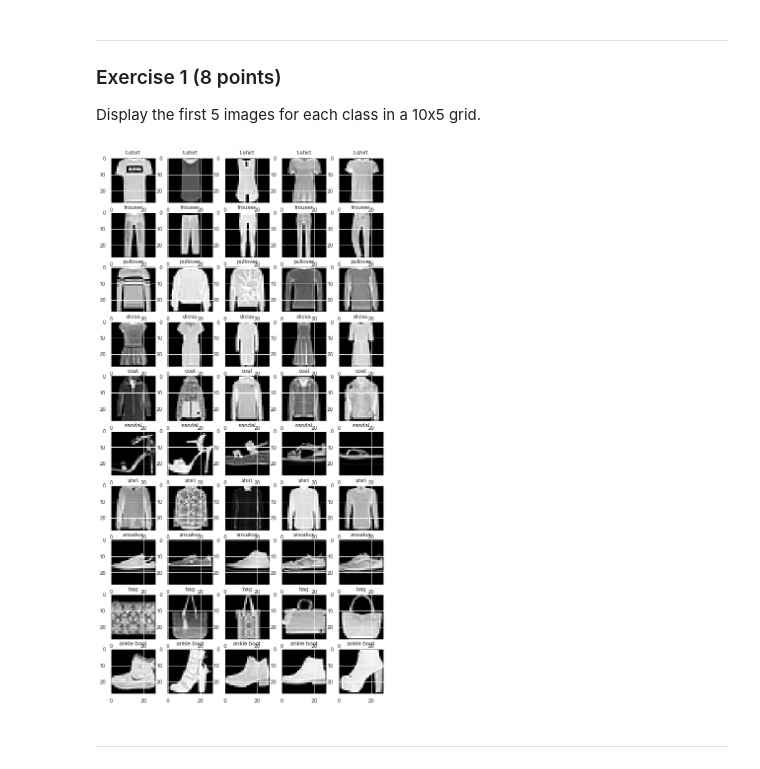
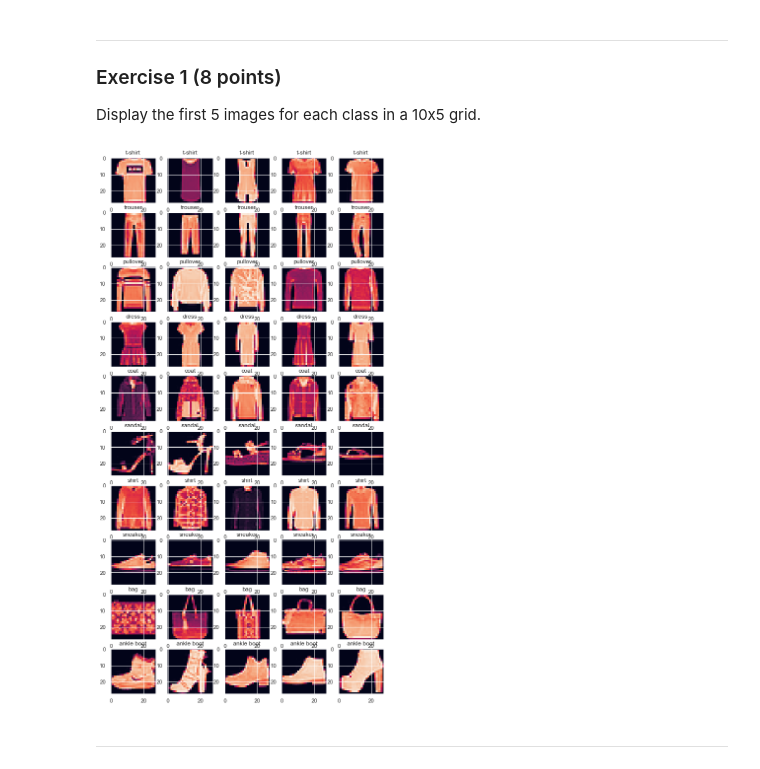
Before and after one commit to selene0525/207_homework, a Jupyter notebook: 04 Logistic Regression with Tensorflow.ipynb, the cells around one changed output. Drawn from its saved outputs; the diff is of its cells as text; code cells hidden in the pictures.

```diff
--- a/04 Logistic Regression with Tensorflow.ipynb
+++ b/04 Logistic Regression with Tensorflow.ipynb
@@ -121,29 +121,29 @@ Display the first 5 images for each class in a 10x5 grid.
 # %%
 fig, axs = plt.subplots(nrows=10, ncols=5, figsize=(10,20))
 
 
 # For each of the 10 classes
 
 for c in range(10):
 
     # Get index of first 5 images
 
     indices = np.where(Y_train==c)[0][0:5]
 
 
     # Print each image
 
     for i in range(5):
       image = X_train[ indices[i] ]
       label = Y_train[ indices[i] ]
       label_name = label_names[label]
-      axs[c][i].imshow(image, cmap='gray')
+      axs[c][i].imshow(image)
       axs[c][i].set_title(label_name)
       #axs[i].axis('off')
 
 plt.show()
 # %% [output]
-[figure, old version]
+[figure, new version]
 # %% [markdown]
 ---
 # %% [markdown]
```
